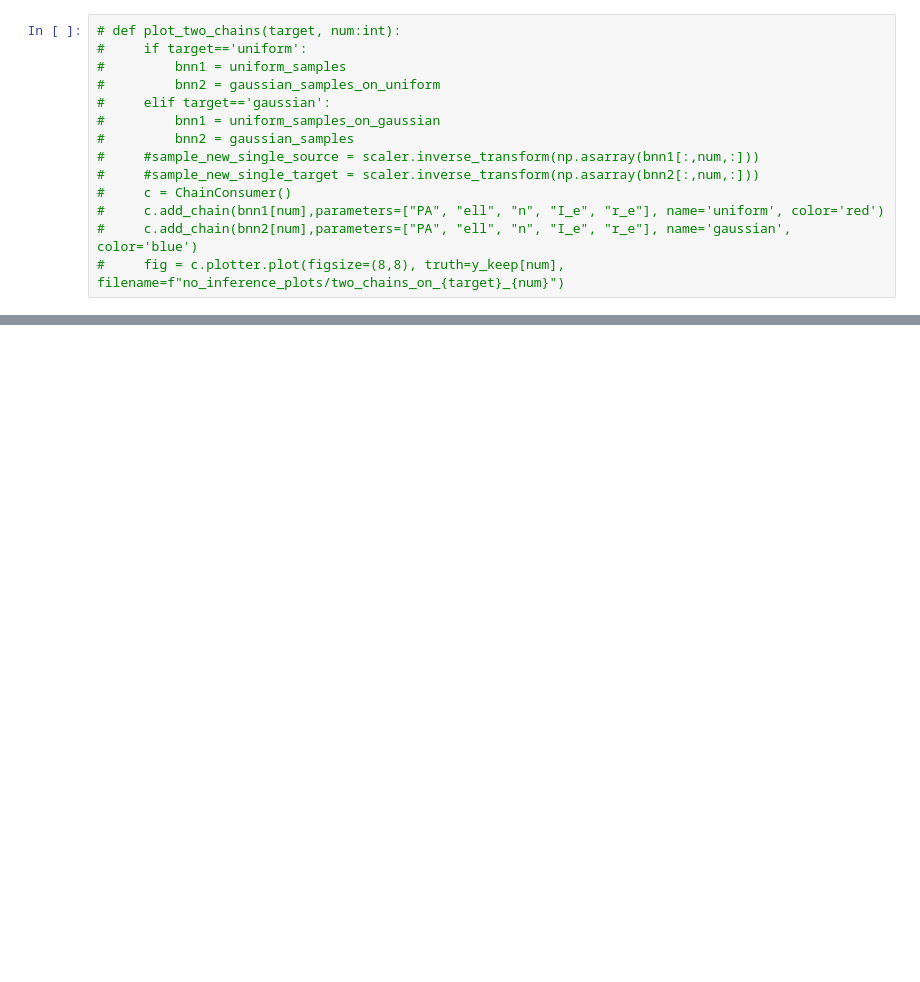
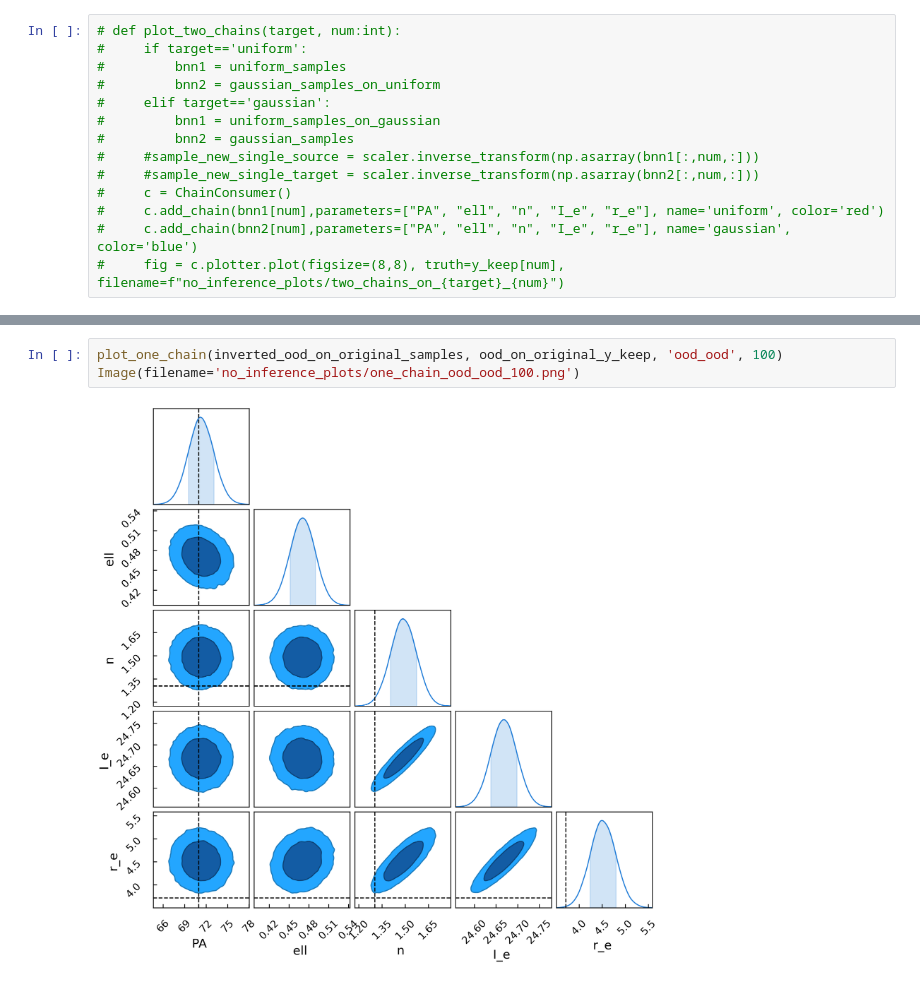
Before and after one commit to dtanoglidis/BNN_Adaptation, a Jupyter notebook: notebooks/no inference BNN .ipynb, the cells around one changed output, grey strips where cells are left out. Saved outputs shown, nothing was run; the diff lists cells and outputs as text; blank space fills up the shorter version.

```diff
--- a/notebooks/no inference BNN .ipynb
+++ b/notebooks/no inference BNN .ipynb
@@ -140,0 +173,5 @@ inv_gaussian_samples[inv_gaussian_samples!=None]
+# %%
+plot_one_chain(inverted_ood_on_original_samples, ood_on_original_y_keep, 'ood_ood', 100)
+Image(filename='no_inference_plots/one_chain_ood_ood_100.png')
+# %% [output]
+[figure, added]
```
Also changed, not shown: parts of 36 cells of this notebook, 5 other files.
